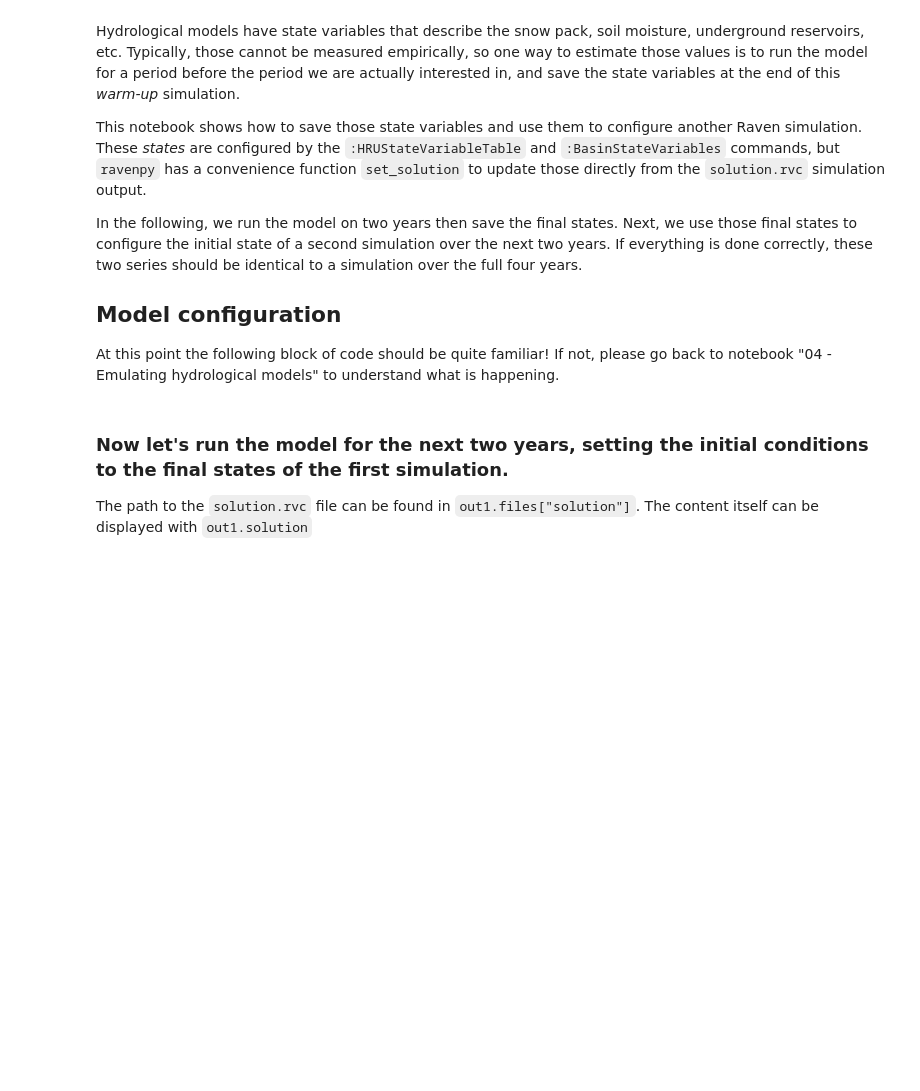
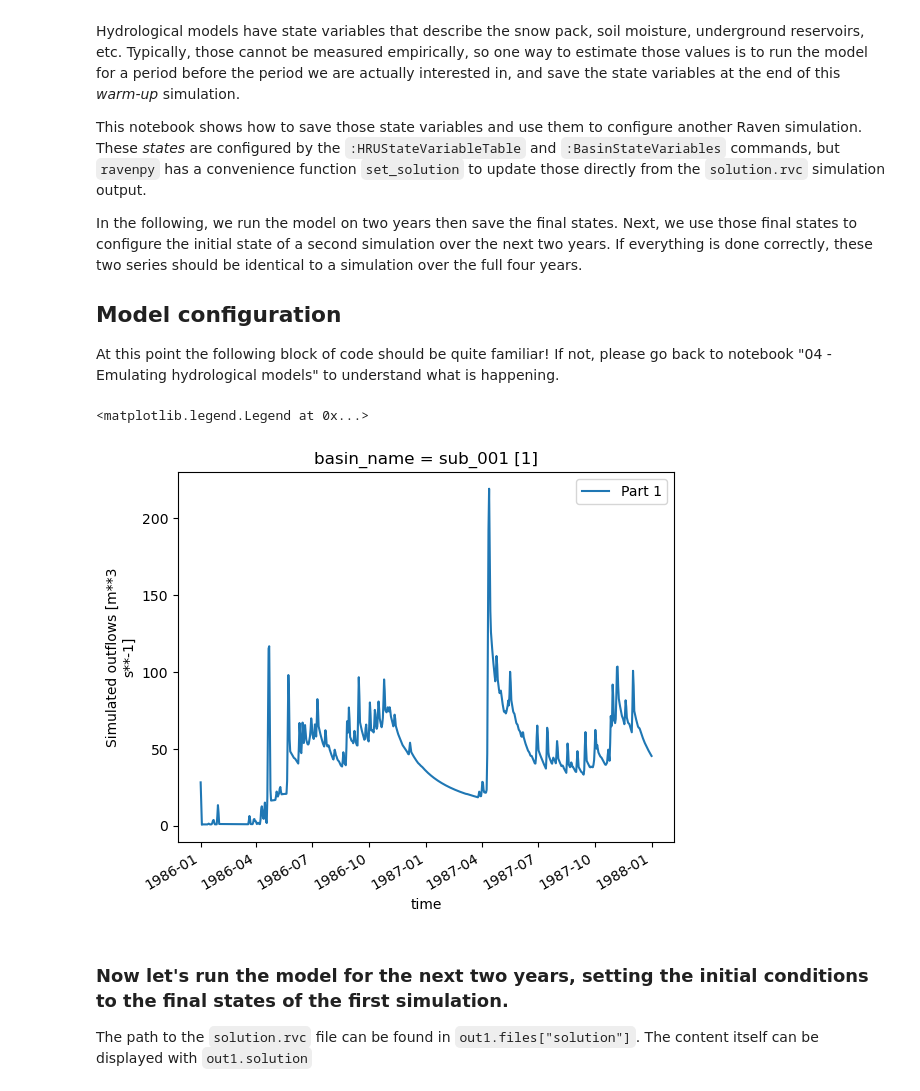
Before and after one commit to CSHS-CWRA/RavenPy, a Jupyter notebook: docs/notebooks/07_Making_and_using_hotstart_files.ipynb, the cells around one changed output. Cells and saved outputs as stored; diff of their text form; code cells hidden in the pictures; blank space fills up the shorter version.

Commit message:
change path to workdir. fix notebooks

```diff
--- a/docs/notebooks/07_Making_and_using_hotstart_files.ipynb
+++ b/docs/notebooks/07_Making_and_using_hotstart_files.ipynb
@@ -50,22 +50,25 @@ alt_names = {
 
 # Data types to extract from netCDF
 data_type = ["TEMP_MAX", "TEMP_MIN", "PRECIP"]
+data_kwds = {
+    "ALL": {
+        "elevation": hru["elevation"],
+        "latitude": hru["latitude"],
+        "longitude": hru["longitude"],
+    }
+}
 
 # Model configuration
 config = GR4JCN(
     params=[0.529, -3.396, 407.29, 1.072, 16.9, 0.947],
-    Gauge=rc.Gauge.from_nc(
-        "ERA5_weather_data.nc",
-        data_type=data_type,
-        alt_names=alt_names,
-        extra={
-            1: {
-                "elevation": hru["elevation"],
-                "latitude": hru["latitude"],
-                "longitude": hru["longitude"],
-            }
-        },
-    ),
+    Gauge=[
+        rc.Gauge.from_nc(
+            "ERA5_weather_data.nc",
+            data_type=data_type,
+            alt_names=alt_names,
+            data_kwds=data_kwds,
+        )
+    ],
     HRUs=[hru],
     StartDate=start_date,
     EndDate=end_date,
@@ -75,15 +78,16 @@ config = GR4JCN(
 # %%
 # Silence the Raven warnings
 warnings.simplefilter("ignore", category=RavenWarning)
 
 # Run the model and get the outputs.
-out1 = Emulator(config=config, workdir="/tmp/run_results_NB7_part_1").run(
-    overwrite=True
-)
+out1 = Emulator(config=config).run()
 
 # Plot the model output
 out1.hydrograph.q_sim.plot(label="Part 1")
 plt.legend()
+# %% [output]
+<matplotlib.legend.Legend at 0x...>
+[figure, added]
 # %% [markdown]
 ### Now let's run the model for the next two years, setting the initial conditions to the final states of the first simulation.
 
```
Also changed, not shown: parts of 3 cells of this notebook, 11 other files.
